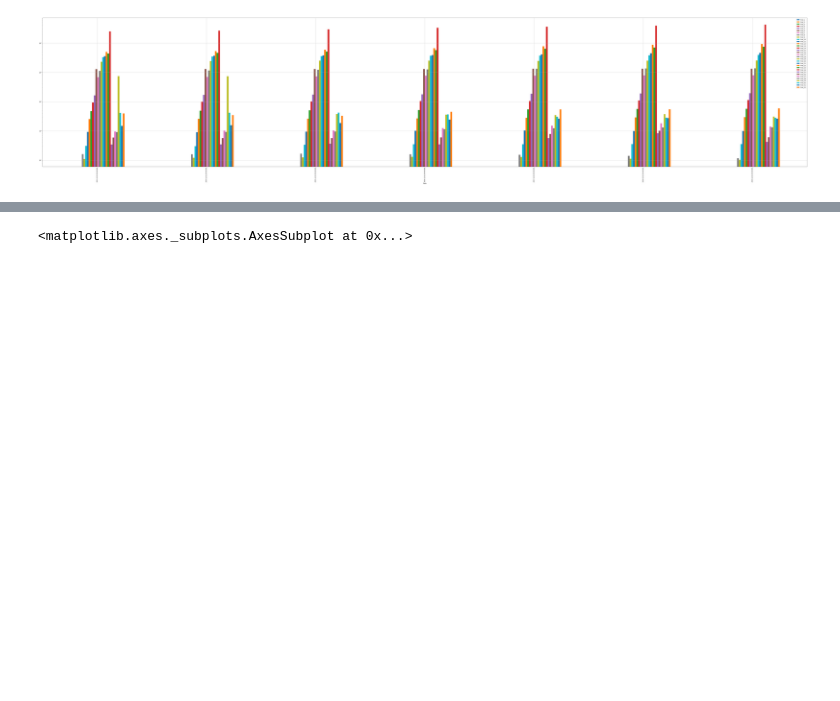
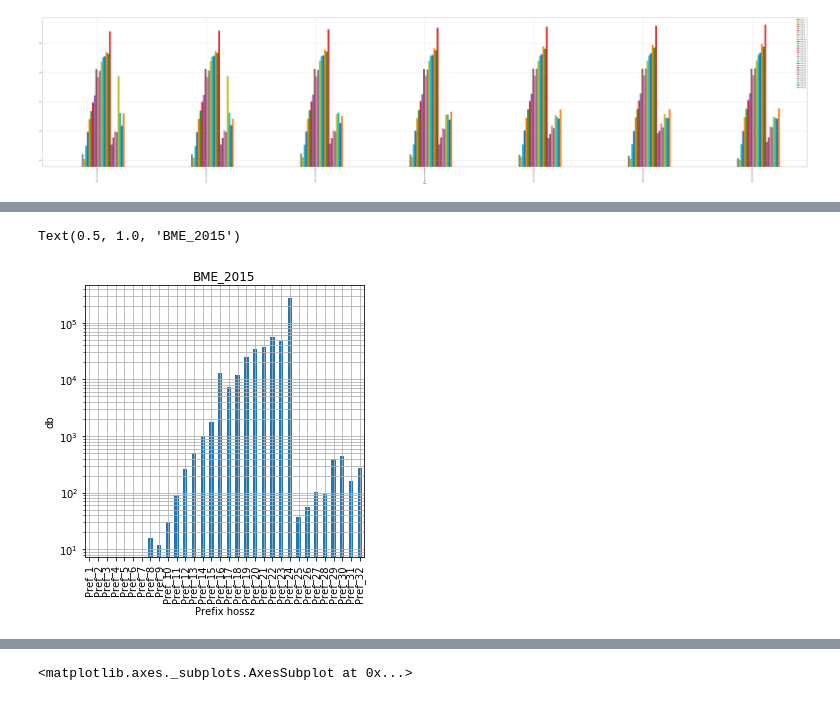
Before and after one commit to Tomikaze/IP-stats-trends, a Jupyter notebook: prefix_by_len.ipynb, the cells around one changed output, grey strips where cells are left out. Drawn from its saved outputs; the diff is of its cells as text; code cells hidden in the pictures; blank space fills up the shorter version.

```diff
--- a/prefix_by_len.ipynb
+++ b/prefix_by_len.ipynb
@@ -71,0 +77,11 @@ plot.set_yscale("log")
+# %%
+row = bme_pref.iloc[363]
+plot= row.plot(figsize=(5,5),kind="bar")
+plot.set_yscale("log")
+plot.grid(which='both')
+plot.set_xlabel('Prefix hossz')
+plot.set_ylabel('db')
+plot.set_title('BME_2015')
+# %% [output]
+Text(0.5, 1.0, 'BME_2015')
+[figure, added]
```
Also changed, not shown: parts of 5 cells of this notebook, 1 other file.
